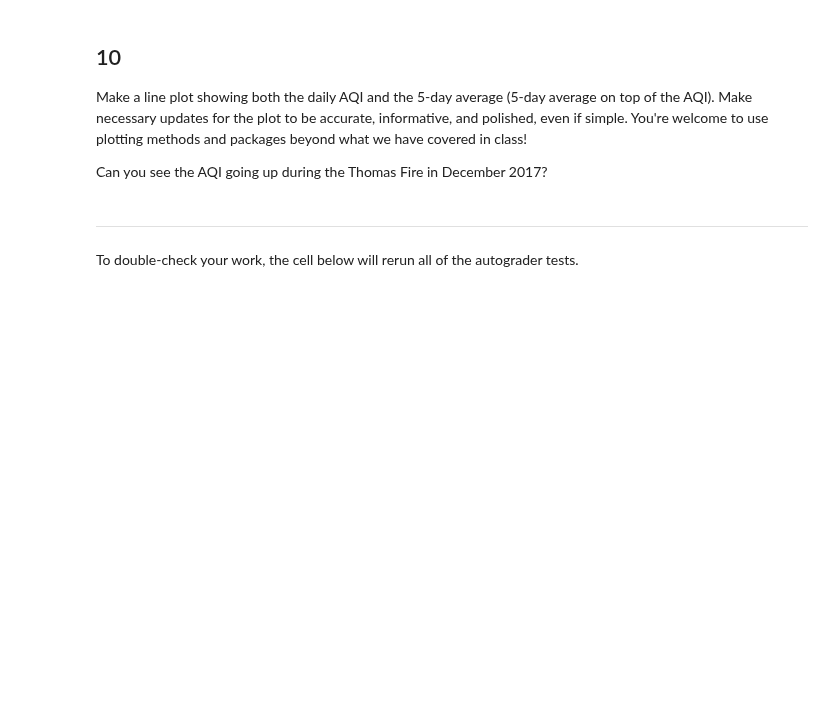
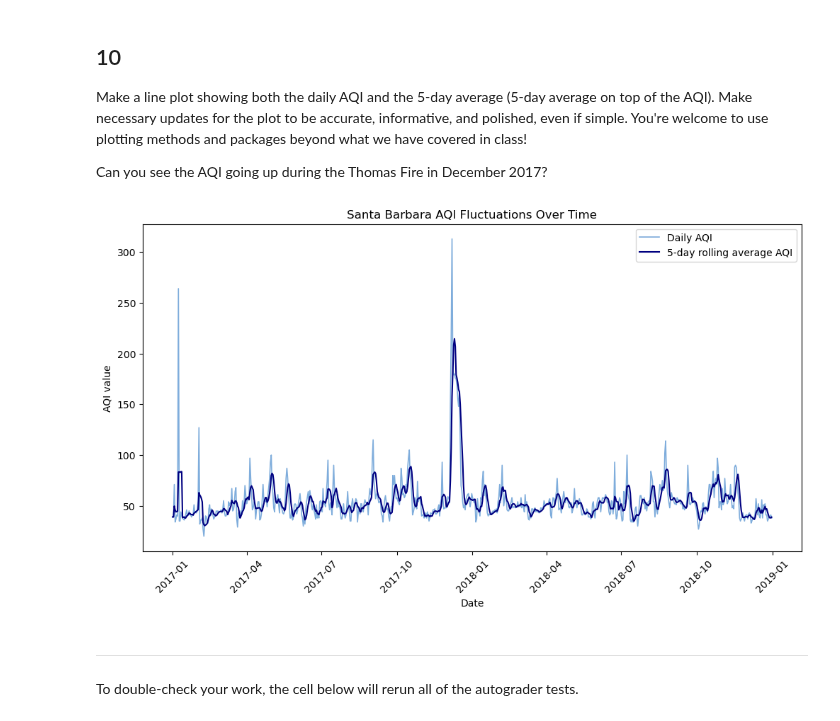
Before and after one commit to avarobillard/eds220-hwk2, a Jupyter notebook: task3/hwk2-task3-aqi.ipynb, the cells around one changed output. Saved outputs shown, nothing was run; the diff lists cells and outputs as text; code cells hidden in the pictures; blank space fills up the shorter version.

```diff
--- a/task3/hwk2-task3-aqi.ipynb
+++ b/task3/hwk2-task3-aqi.ipynb
@@ -356,6 +356,25 @@ q9 results: All test cases passed!
 Make a line plot showing both the daily AQI and the 5-day average (5-day average on top of the AQI). Make necessary updates for the plot to be accurate, informative, and polished, even if simple. You're welcome to use plotting methods and packages beyond what we have covered in class!
 
 Can you see the AQI going up during the Thomas Fire in December 2017?
+# %%
+import matplotlib.pyplot as plt
+
+fig, ax = plt.subplots(figsize = (12,6))
+
+ax.plot(aqi_sb.index, aqi_sb['aqi'], color = '#7FADDC', linewidth = 1.2, label = "Daily AQI")
+
+ax.plot(aqi_sb.index, aqi_sb['five_day_average'], color = '#000080', linewidth = 1.5, label = "5-day rolling average AQI")
+
+ax.set(xlabel = 'Date', ylabel = 'AQI value',
+      title = 'Santa Barbara AQI Fluctuations Over Time')
+
+ax.legend()
+
+ax.tick_params(axis = 'x', rotation = 45)
+
+plt.show()
+# %% [output]
+[figure, added]
 # %% [markdown]
 ---
 
```
